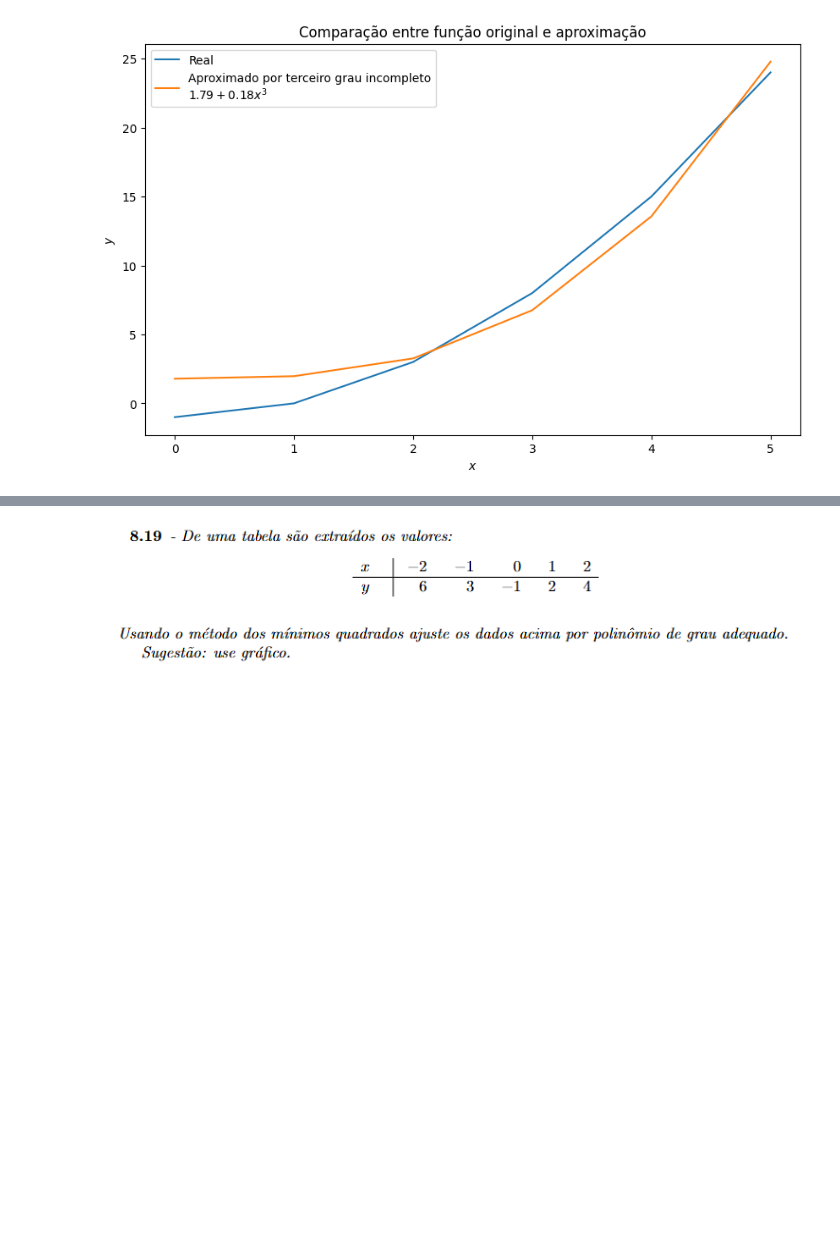
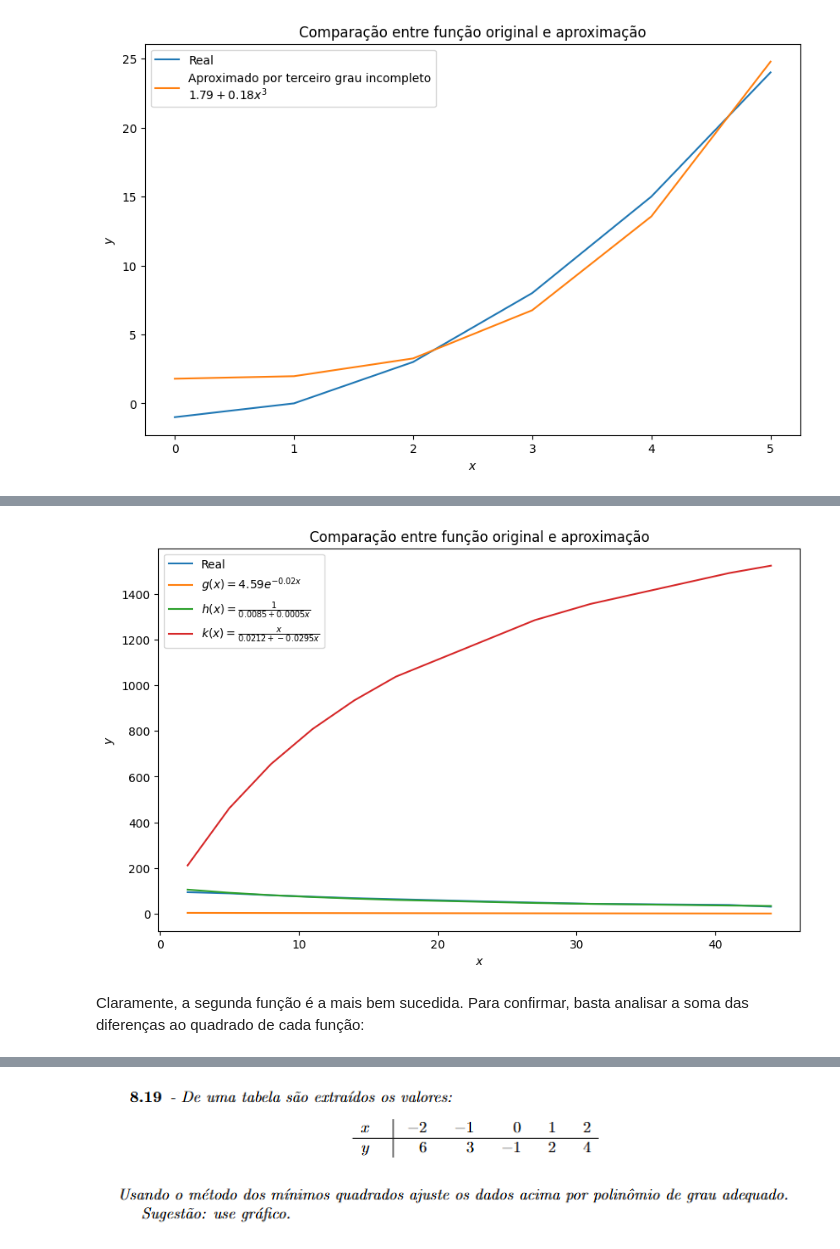
Before and after one commit to GuiCT/an-num, a Jupyter notebook: listas/2025_10_20.ipynb, the cells around one changed output, grey strips where cells are left out. Drawn from its saved outputs; the diff is of its cells as text; code cells hidden in the pictures; blank space fills up the shorter version.

```diff
--- a/listas/2025_10_20.ipynb
+++ b/listas/2025_10_20.ipynb
@@ -226,0 +644,22 @@ plt.show()
+# %%
+poly816_g = lambda x: a_816_g[0] * np.exp(a_816_g[1] * x)
+poly816_g_vals = poly816_g(x816)
+poly816_h = lambda x: 1 / (a_816_h[0] + a_816_h[1] * x)
+poly816_h_vals = poly816_h(x816)
+poly816_k = lambda x: x / (a_816_h[0] + a_816_h[1] * x)
+poly816_k_vals = poly816_k(x816)
+
+fig, ax = plt.subplots(figsize=(10, 6))
+ax.plot(x816, y816, label="Real")
+ax.plot(x816, poly816_g_vals, label=f"$g(x) = {a_816_g[0]:.2f} e^{{{a_816_g[1]:.2f}x}}$")
+ax.plot(x816, poly816_h_vals, label=f"$h(x) = \\frac{{1}}{{{a_816_h[0]:.4f} + {a_816_h[1]:.4f}x}}$")
+ax.plot(x816, poly816_k_vals, label=f"$k(x) = \\frac{{x}}{{{a_816_k[0]:.4f} + {a_816_k[1]:.4f}x}}$")
+ax.set_xlabel("$x$")
+ax.set_ylabel("$y$")
+ax.legend()
+ax.set_title("Comparação entre função original e aproximação")
+plt.show()
+# %% [output]
+[figure, added]
+# %% [markdown]
+Claramente, a segunda função é a mais bem sucedida. Para confirmar, basta analisar a soma das diferenças ao quadrado de cada função:
```
Also changed, not shown: parts of 63 cells of this notebook.
